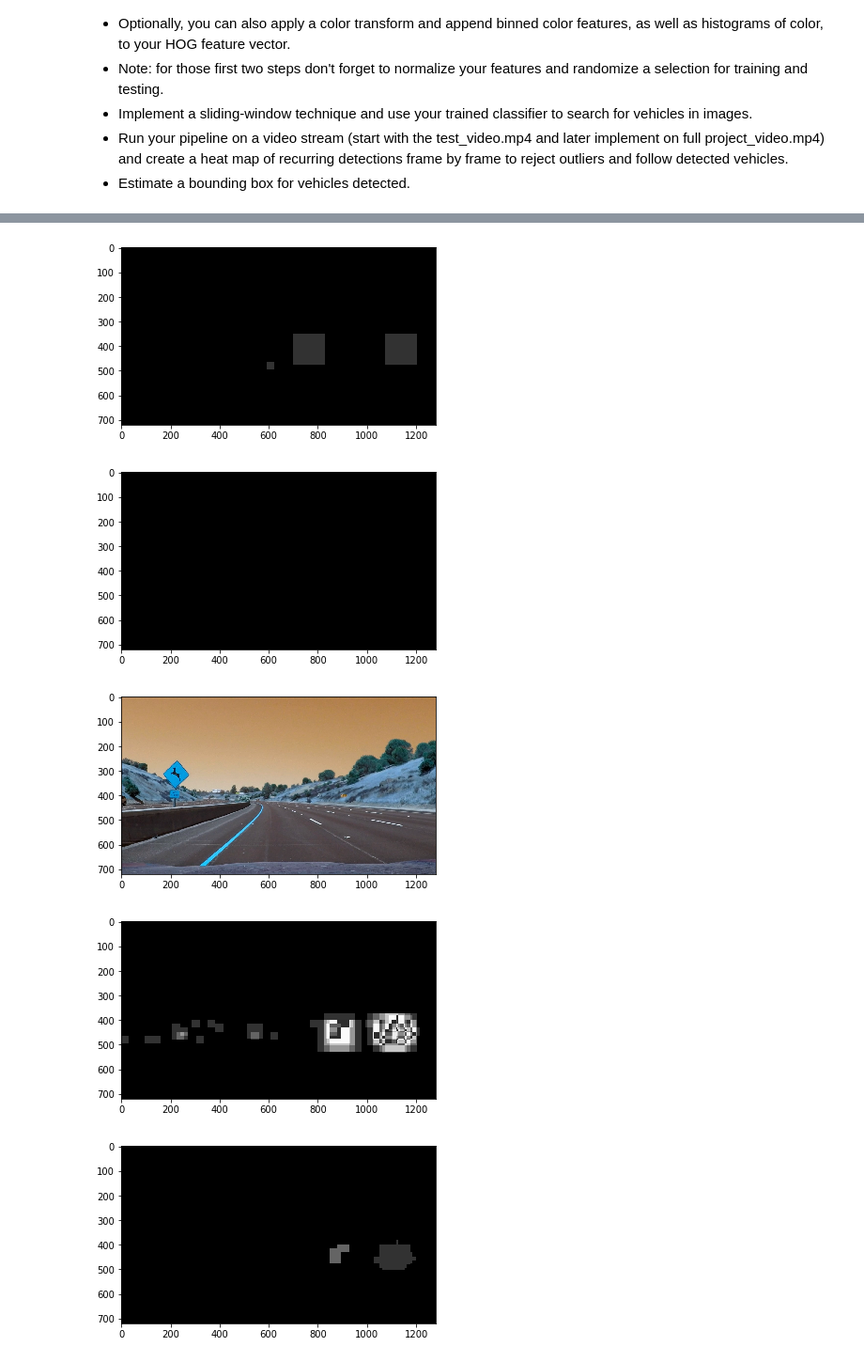
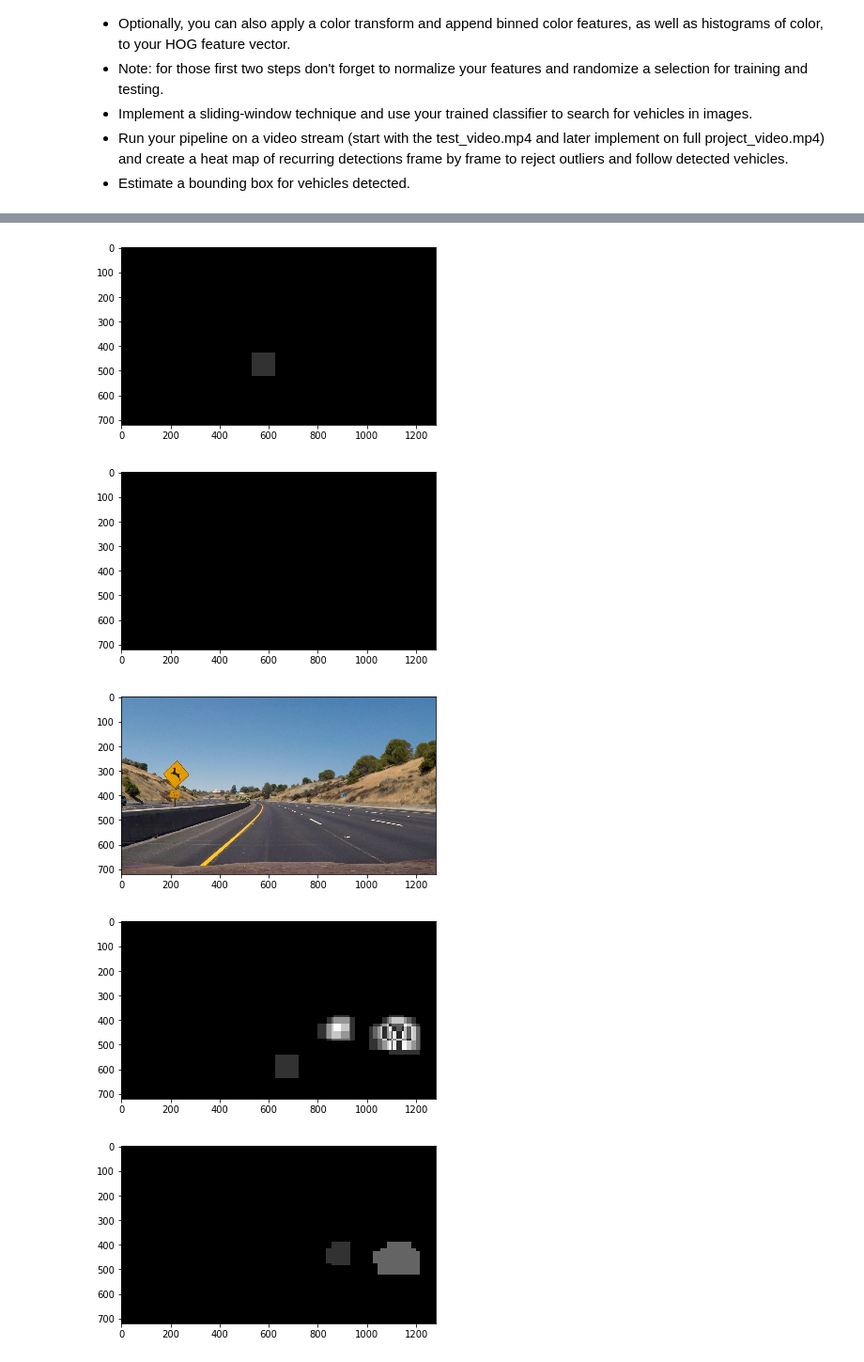
Before and after one commit to gaber-/CarND-Vehicle-Detection, a Jupyter notebook: vehicle_detection.ipynb, the cells around one changed output, grey strips where cells are left out. Shown at 94% size. Drawn from its saved outputs; the diff is of its cells as text; code cells hidden in the pictures.

Commit message:
Adjust color space and add stack for heatmap

```diff
--- a/vehicle_detection.ipynb
+++ b/vehicle_detection.ipynb
@@ -186,7 +188,7 @@ from sklearn.model_selection import train_test_split
 from sklearn.tree import DecisionTreeClassifier
 parameters = {}#'tol':[.001, .01]
 #svr = DecisionTreeClassifier(class_weight={0:0.1,1:50})#
-svr = svm.LinearSVC()#C=0.01)
+svr = svm.LinearSVC(C=0.001)#C=0.01)
 #clf = GridSearchCV(svr, parameters)
 #clf.fit(X, ress)
 tx, testx, ty, testy =  train_test_split(scaled, ress)
@@ -266,10 +281,10 @@ def draw_boxes(img, bboxes, color=(0, 0, 255), thick=6):
 image = cv2.imread('orig176.png')
 
 lis=slide_window(image, y_start_stop = [350, 500], xy_window = (64,64), xy_overlap = (0.5,0.5),y_factor=1, scale=1)
-lis+=slide_window(image, y_start_stop = [400, 500], xy_window = (32,32), xy_overlap = (0.5,0.5),y_factor=1, scale=0)
-lis+=slide_window(image, y_start_stop = [400, 700], xy_window = (96,96), xy_overlap = (0.6,0.6),y_factor=1, scale=2)
+#lis+=slide_window(image, y_start_stop = [400, 500], xy_window = (32,32), xy_overlap = (0.5,0.5),y_factor=1, scale=0)
+lis+=slide_window(image, y_start_stop = [350, 700], xy_window = (96,96), xy_overlap = (0.8,0.6),y_factor=1, scale=2)
 
-lis+=slide_window(image, y_start_stop = [350, image.shape[0]-50], xy_window = (128,128), xy_overlap = (0.8,0.8),y_factor=1, scale=3)
+lis+=slide_window(image, y_start_stop = [350, image.shape[0]-50], xy_window = (128,128), xy_overlap = (0.5,0.5),y_factor=1, scale=3)
 
 
 
@@ -311,7 +326,7 @@ def search_windows(img, windows, scaler, clf_scaled, pix_per_cell=PIX_PER_CELL,
         #hist_feats=all_hist(test_img)
         #print(hist_feats.shape)
 
-        features=all_img(test_img)
+        features=all_img(cv2.cvtColor(test_img, cv2.COLOR_BGR2RGB))
 
         #features =  np.concatenate([np.array(hg_feats), np.array(hist_feats)])
         #print(features.shape)
@@ -326,7 +341,9 @@ def search_windows(img, windows, scaler, clf_scaled, pix_per_cell=PIX_PER_CELL,
             prediction = clf_scaled.predict(scaled)
         #7) If positive (prediction == 1) then save the window
             if prediction == 1:
-                on_windows.append(window)
+                #print(clf_scaled.decision_function(scaled))
+                if clf_scaled.decision_function(scaled)> .1 :
+                    on_windows.append(window)
         except:
             pass
     #8) Return windows for positive detections
@@ -370,19 +389,28 @@ def draw_labeled_bboxes(img, labels):
     return img
 # %%
 #from random import randint
+from collections import deque
+
+N= 5  # number of frames to store
+stored_heat = deque(maxlen = N)
 
 oldheat=[]
 def process_image(image, show=False):
     global oldheat
+    threshold=1
     chosen_win = search_windows(image, lis, scaler, clf_scaled)
     heat = add_heat(image, chosen_win)
-    if (not show and oldheat !=[]):
-        heat+=(np.uint8(heat/1.1))
+    stored_heat.append(heat)
+    if (not show):
+        #print(oldheat)
+        #threshold+=2
+        #heat+=(np.uint8(heat/1.1))
+        heat=np.uint8(sum(stored_heat)/len(stored_heat))
     if show:
 
             plt.imshow(heat*50)
             plt.show()
-    tr = thresh(heat, 10)
+    tr = thresh(heat, threshold)
     #cv2.imwrite("heat"+str(randint(0,1000))+".png", heat)
     #cv2.imwrite("orig"+str(randint(0,1000))+".png", image)
 
@@ -403,12 +431,12 @@ def process_image(image, show=False):
 # %%
 for img in glob.glob("test_images/*"):
     global oldheat
     oldheat=[]
-    image=cv2.imread(img)
+    image=cv2.cvtColor(cv2.imread(img), cv2.COLOR_RGB2BGR)
     process_image(image, show=True)
 # %% [output]
-[figure, old version]
+[figure, new version]
 [figure]
-[figure, old version]
+[figure, new version]
-[figure, old version]
+[figure, new version]
-[figure, old version]
+[figure, new version]
```
Also changed, not shown: parts of 16 cells of this notebook, 1 other file.
